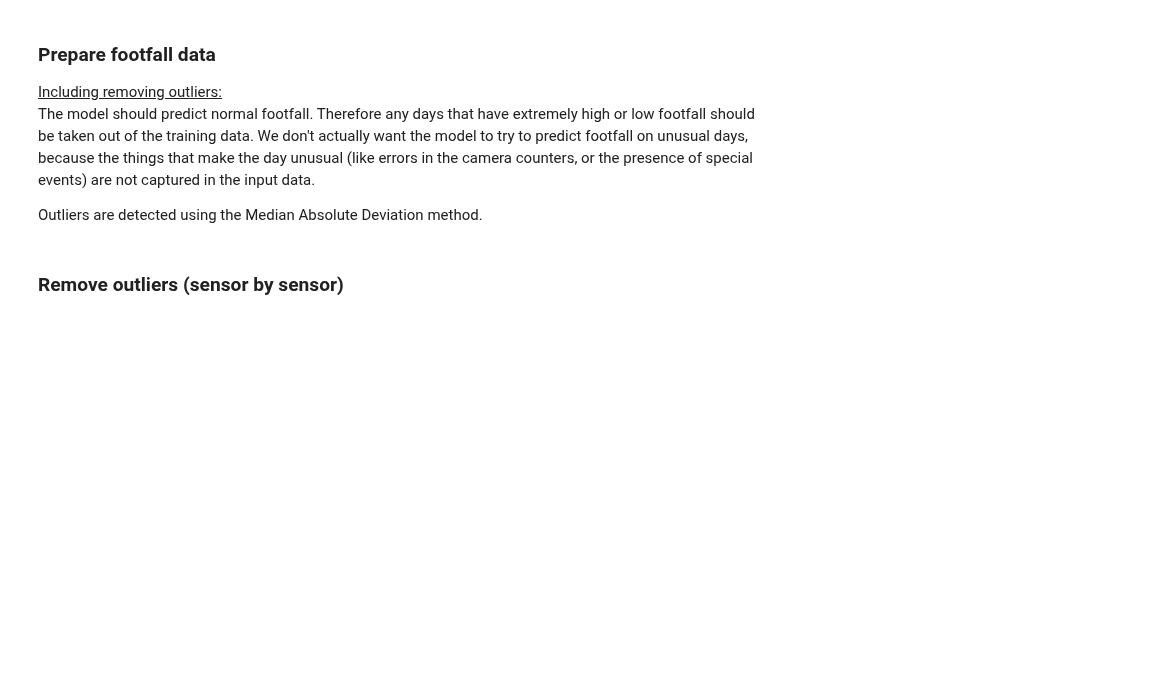
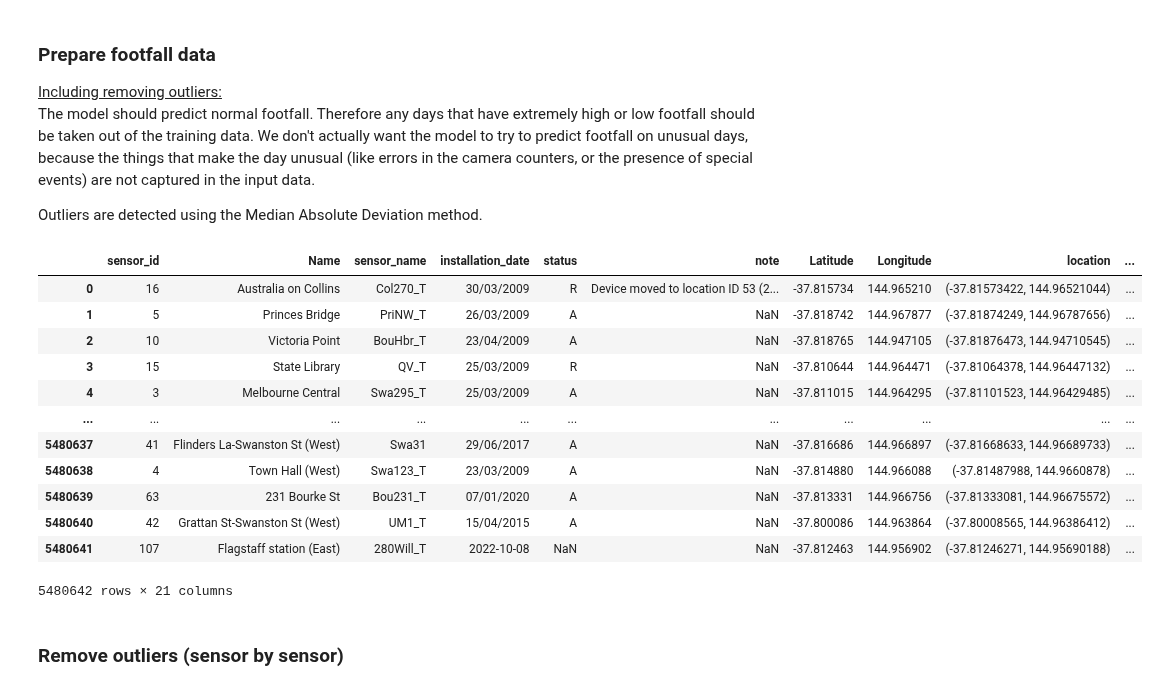
Before and after one commit to nickmalleson/footfall, a Jupyter notebook: MelbourneAnalysis/1. PreparingData/5. PrepareDataForModelling/FormatDataForModelling.ipynb, the cells around one changed output. Saved outputs shown, nothing was run; the diff lists cells and outputs as text; code cells hidden in the pictures; blank space fills up the shorter version.

Commit message:
finished updating script to work with new sensor data

```diff
--- a/MelbourneAnalysis/1. PreparingData/5. PrepareDataForModelling/FormatDataForModelling.ipynb
+++ b/MelbourneAnalysis/1. PreparingData/5. PrepareDataForModelling/FormatDataForModelling.ipynb
@@ -25,12 +29,27 @@ Outliers are detected using the Median Absolute Deviation method.
 # %%
 # Read in data
 sensors = pd.read_csv('../../Cleaned_data/SensorData/allsensors.csv')
 # Create month as number not string
 sensors['datetime'] =pd.to_datetime(sensors['datetime'], format = '%Y-%m-%d %H:%M:%S')#dayfirst = False)
 # Keep only data from 2011 onwards
 sensors= sensors[sensors['year']>2010]
 # # Create a categrorial variable defining the time of day
 sensors['time_of_day'] = sensors.apply (lambda row: label_hours(row), axis=1)
+sensors
+# %% [output]
+|  | sensor_id | Name | sensor_name | installation_date | status | note | Latitude | Longitude | location | ... |
+| 0 | 16 | Australia on Collins | Col270_T | 30/03/2009 | R | Device moved to location ID 53 (2... | -37.815734 | 144.965210 | (-37.81573422, 144.96521044) | ... |
+| 1 | 5 | Princes Bridge | PriNW_T | 26/03/2009 | A | NaN | -37.818742 | 144.967877 | (-37.81874249, 144.96787656) | ... |
+| 2 | 10 | Victoria Point | BouHbr_T | 23/04/2009 | A | NaN | -37.818765 | 144.947105 | (-37.81876473, 144.94710545) | ... |
+| 3 | 15 | State Library | QV_T | 25/03/2009 | R | NaN | -37.810644 | 144.964471 | (-37.81064378, 144.96447132) | ... |
+| 4 | 3 | Melbourne Central | Swa295_T | 25/03/2009 | A | NaN | -37.811015 | 144.964295 | (-37.81101523, 144.96429485) | ... |
+| ... | ... | ... | ... | ... | ... | ... | ... | ... | ... | ... |
+| 5480637 | 41 | Flinders La-Swanston St (West) | Swa31 | 29/06/2017 | A | NaN | -37.816686 | 144.966897 | (-37.81668633, 144.96689733) | ... |
+| 5480638 | 4 | Town Hall (West) | Swa123_T | 23/03/2009 | A | NaN | -37.814880 | 144.966088 | (-37.81487988, 144.9660878) | ... |
+| 5480639 | 63 | 231 Bourke St | Bou231_T | 07/01/2020 | A | NaN | -37.813331 | 144.966756 | (-37.81333081, 144.96675572) | ... |
+| 5480640 | 42 | Grattan St-Swanston St (West) | UM1_T | 15/04/2015 | A | NaN | -37.800086 | 144.963864 | (-37.80008565, 144.96386412) | ... |
+| 5480641 | 107 | Flagstaff station (East) | 280Will_T | 2022-10-08 | NaN | NaN | -37.812463 | 144.956902 | (-37.81246271, 144.95690188) | ... |
+5480642 rows × 21 columns
 # %% [markdown]
 ### Remove outliers (sensor by sensor)
 # %%
```
Also changed, not shown: parts of 10 cells of this notebook.
